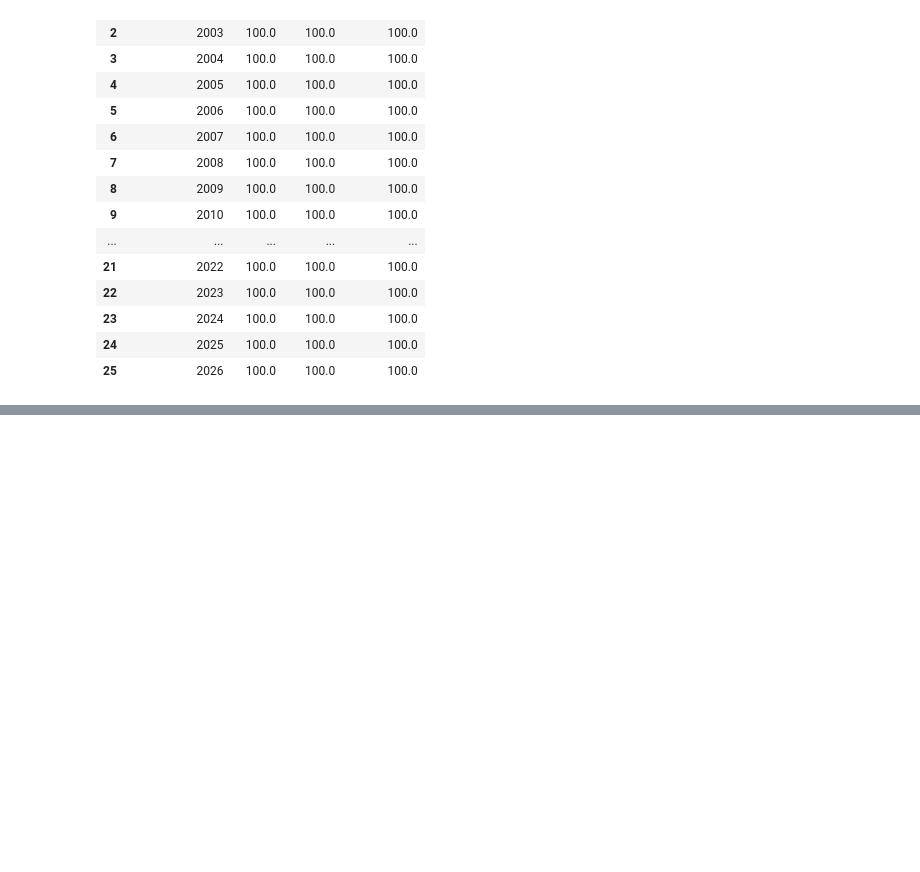
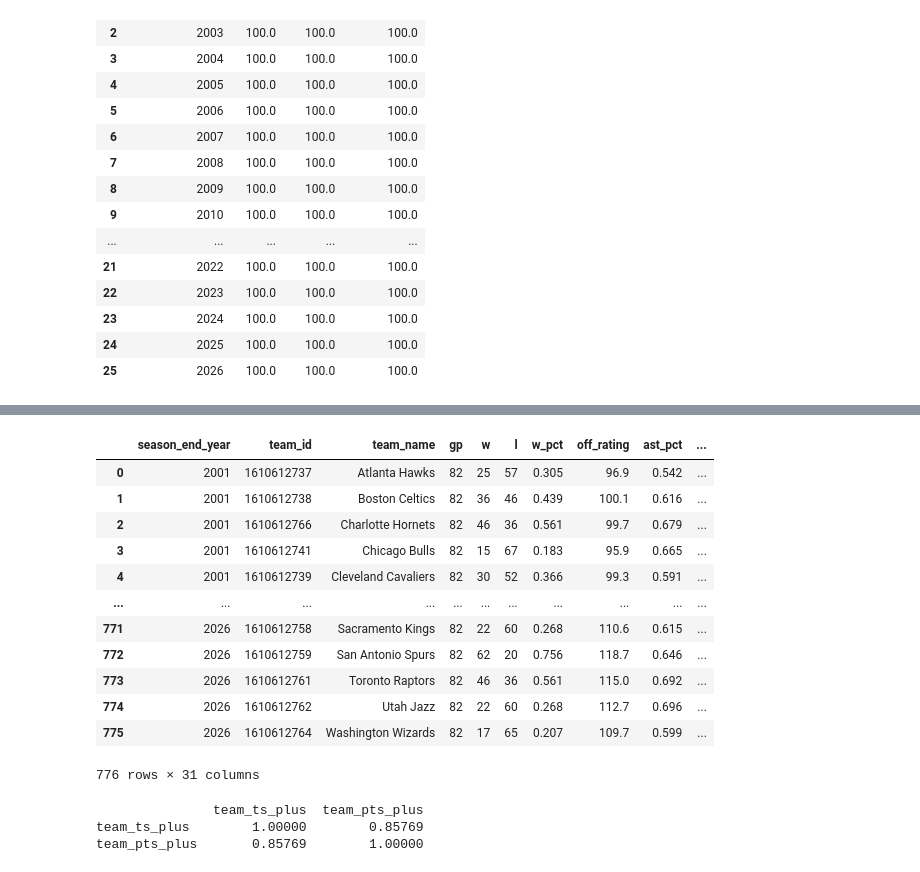
Before and after one commit to tmcewen66/basketball-analytics, a Jupyter notebook: team_scoring_plus_analysis.ipynb, the cells around one changed output, grey strips where cells are left out. Drawn from its saved outputs; the diff is of its cells as text; code cells hidden in the pictures; blank space fills up the shorter version.

Commit message:
Update scoring_plus and team_scoring_plus analysis notebooks

```diff
--- a/team_scoring_plus_analysis.ipynb
+++ b/team_scoring_plus_analysis.ipynb
@@ -141,0 +145,27 @@ team_scoring_plus_df
+# %%
+conn = sqlite3.connect('nba_stats.db')
+query = 'SELECT * FROM team_profile'
+team_profile_df = pd.read_sql_query(query, conn)
+conn.close()
+
+team_profile_df
+# %% [output]
+|  | season_end_year | team_id | team_name | gp | w | l | w_pct | off_rating | ast_pct | ... |
+| 0 | 2001 | 1610612737 | Atlanta Hawks | 82 | 25 | 57 | 0.305 | 96.9 | 0.542 | ... |
+| 1 | 2001 | 1610612738 | Boston Celtics | 82 | 36 | 46 | 0.439 | 100.1 | 0.616 | ... |
+| 2 | 2001 | 1610612766 | Charlotte Hornets | 82 | 46 | 36 | 0.561 | 99.7 | 0.679 | ... |
+| 3 | 2001 | 1610612741 | Chicago Bulls | 82 | 15 | 67 | 0.183 | 95.9 | 0.665 | ... |
+| 4 | 2001 | 1610612739 | Cleveland Cavaliers | 82 | 30 | 52 | 0.366 | 99.3 | 0.591 | ... |
+| ... | ... | ... | ... | ... | ... | ... | ... | ... | ... | ... |
+| 771 | 2026 | 1610612758 | Sacramento Kings | 82 | 22 | 60 | 0.268 | 110.6 | 0.615 | ... |
+| 772 | 2026 | 1610612759 | San Antonio Spurs | 82 | 62 | 20 | 0.756 | 118.7 | 0.646 | ... |
+| 773 | 2026 | 1610612761 | Toronto Raptors | 82 | 46 | 36 | 0.561 | 115.0 | 0.692 | ... |
+| 774 | 2026 | 1610612762 | Utah Jazz | 82 | 22 | 60 | 0.268 | 112.7 | 0.696 | ... |
+| 775 | 2026 | 1610612764 | Washington Wizards | 82 | 17 | 65 | 0.207 | 109.7 | 0.599 | ... |
+776 rows × 31 columns
+# %%
+print(team_scoring_plus_df[['team_ts_plus', 'team_pts_plus']].corr())
+# %% [output]
+               team_ts_plus  team_pts_plus
+team_ts_plus        1.00000        0.85769
+team_pts_plus       0.85769        1.00000
```
Also changed, not shown: parts of 7 cells of this notebook, 1 other file.
